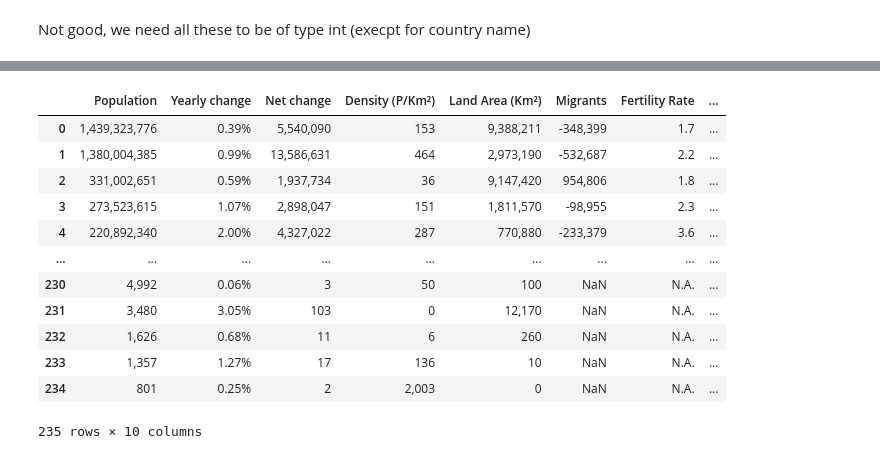
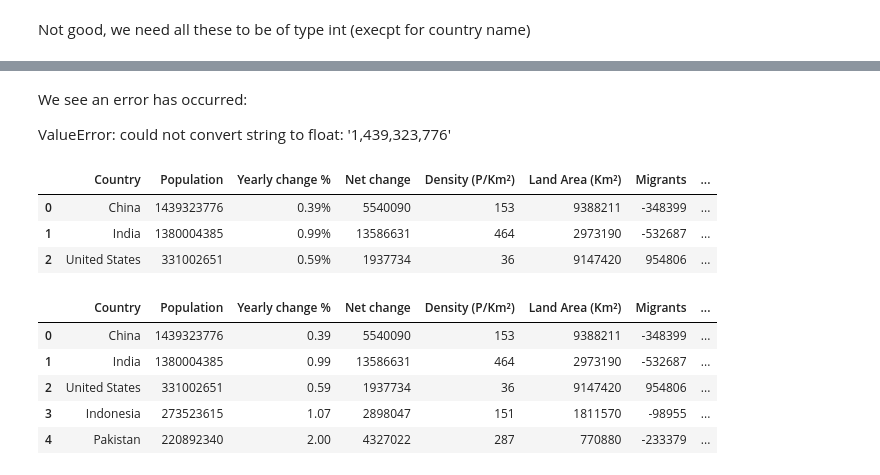
Before and after one commit to casual-lemon/intro-into-ds, a Jupyter notebook: Code Example.ipynb, the cells around one changed output, grey strips where cells are left out. Cells and saved outputs as stored; diff of their text form; code cells hidden in the pictures.

```diff
--- a/Code Example.ipynb
+++ b/Code Example.ipynb
@@ -66,16 +76,22 @@ ValueError: could not convert string to float: '1,439,323,776'
-# %%
-df.loc[:,'Population':].apply()
-# %% [output]
-|  | Population | Yearly change | Net change | Density (P/Km²) | Land Area (Km²) | Migrants | Fertility Rate | ... |
-| 0 | 1,439,323,776 | 0.39% | 5,540,090 | 153 | 9,388,211 | -348,399 | 1.7 | ... |
-| 1 | 1,380,004,385 | 0.99% | 13,586,631 | 464 | 2,973,190 | -532,687 | 2.2 | ... |
-| 2 | 331,002,651 | 0.59% | 1,937,734 | 36 | 9,147,420 | 954,806 | 1.8 | ... |
-| 3 | 273,523,615 | 1.07% | 2,898,047 | 151 | 1,811,570 | -98,955 | 2.3 | ... |
-| 4 | 220,892,340 | 2.00% | 4,327,022 | 287 | 770,880 | -233,379 | 3.6 | ... |
-| ... | ... | ... | ... | ... | ... | ... | ... | ... |
-| 230 | 4,992 | 0.06% | 3 | 50 | 100 | NaN | N.A. | ... |
-| 231 | 3,480 | 3.05% | 103 | 0 | 12,170 | NaN | N.A. | ... |
-| 232 | 1,626 | 0.68% | 11 | 6 | 260 | NaN | N.A. | ... |
-| 233 | 1,357 | 1.27% | 17 | 136 | 10 | NaN | N.A. | ... |
-| 234 | 801 | 0.25% | 2 | 2,003 | 0 | NaN | N.A. | ... |
-235 rows × 10 columns
+# %% [markdown]
+We see an error has occurred:
+
+ValueError: could not convert string to float: '1,439,323,776'
+# %%
+df.replace(to_replace=',', value='', regex=True,  inplace=True)
+df.head(3)
+# %% [output]
+|  | Country | Population | Yearly change % | Net change | Density (P/Km²) | Land Area (Km²) | Migrants | ... |
+| 0 | China | 1439323776 | 0.39% | 5540090 | 153 | 9388211 | -348399 | ... |
+| 1 | India | 1380004385 | 0.99% | 13586631 | 464 | 2973190 | -532687 | ... |
+| 2 | United States | 331002651 | 0.59% | 1937734 | 36 | 9147420 | 954806 | ... |
+# %%
+df.replace(to_replace='%', value='', regex=True,  inplace=True)
+df.head()
+# %% [output]
+|  | Country | Population | Yearly change % | Net change | Density (P/Km²) | Land Area (Km²) | Migrants | ... |
+| 0 | China | 1439323776 | 0.39 | 5540090 | 153 | 9388211 | -348399 | ... |
+| 1 | India | 1380004385 | 0.99 | 13586631 | 464 | 2973190 | -532687 | ... |
+| 2 | United States | 331002651 | 0.59 | 1937734 | 36 | 9147420 | 954806 | ... |
+| 3 | Indonesia | 273523615 | 1.07 | 2898047 | 151 | 1811570 | -98955 | ... |
+| 4 | Pakistan | 220892340 | 2.00 | 4327022 | 287 | 770880 | -233379 | ... |
```
Also changed, not shown: parts of 19 cells of this notebook.
